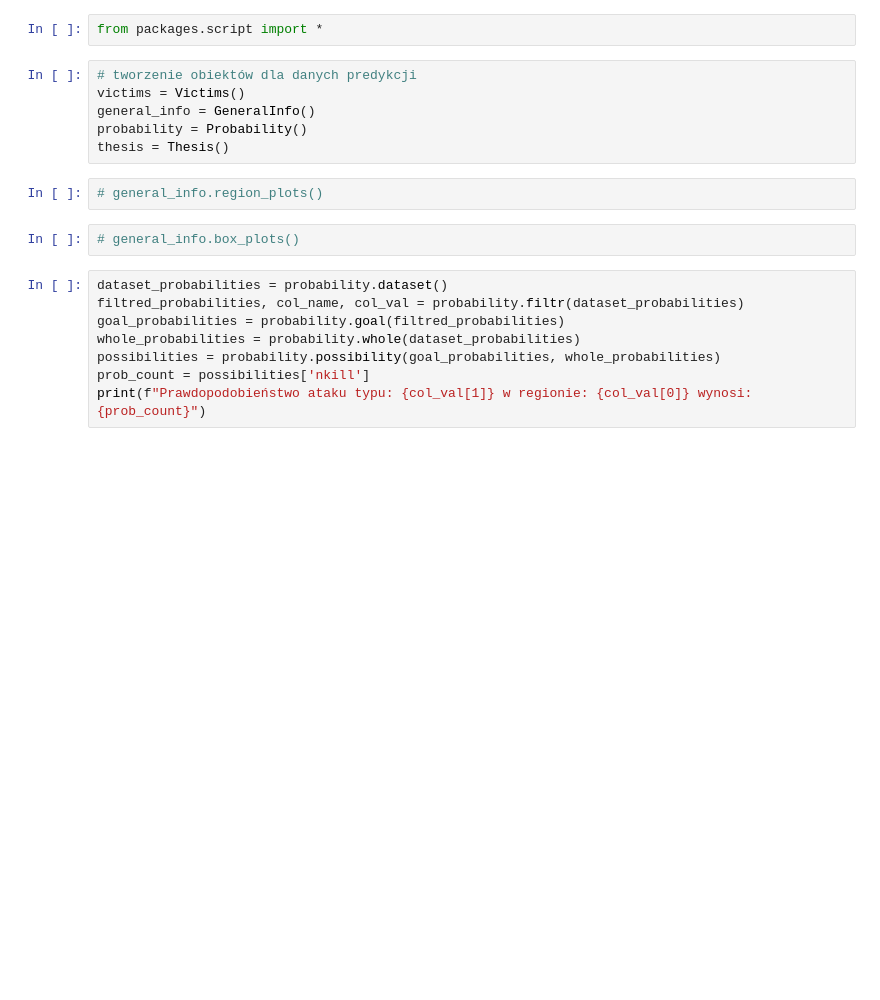
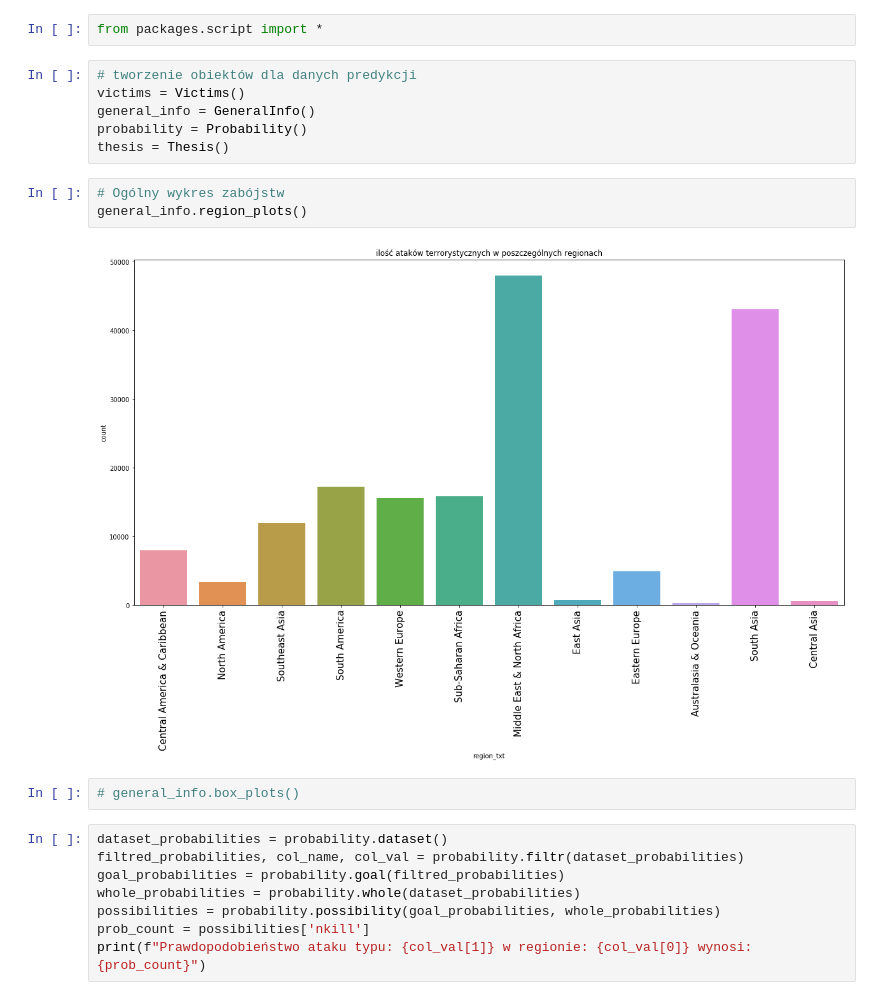
Before and after one commit to infoshareacademy/jdsz5-paulin, a Jupyter notebook: python/app.ipynb, the cells around one changed output. Saved outputs shown, nothing was run; the diff lists cells and outputs as text; blank space fills up the shorter version.

```diff
--- a/python/app.ipynb
+++ b/python/app.ipynb
@@ -7,7 +7,10 @@ general_info = GeneralInfo()
 probability = Probability()
 thesis = Thesis()
 # %%
-# general_info.region_plots()
+# Ogólny wykres zabójstw
+general_info.region_plots()
+# %% [output]
+[figure, added]
 # %%
 # general_info.box_plots()
 # %%
```
Also changed, not shown: parts of 1 cell of this notebook.
